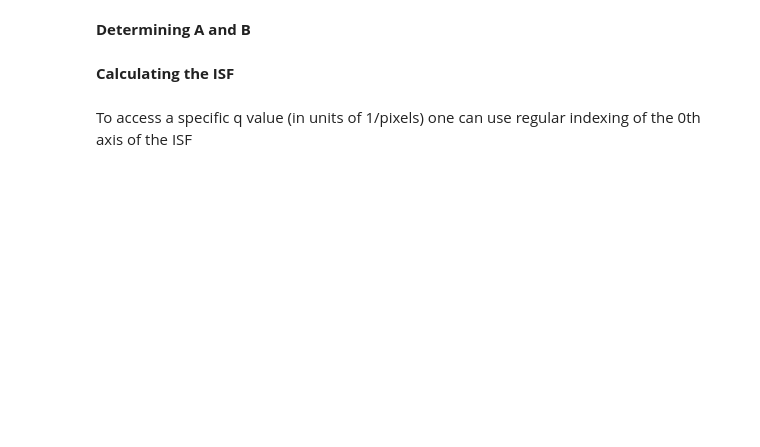
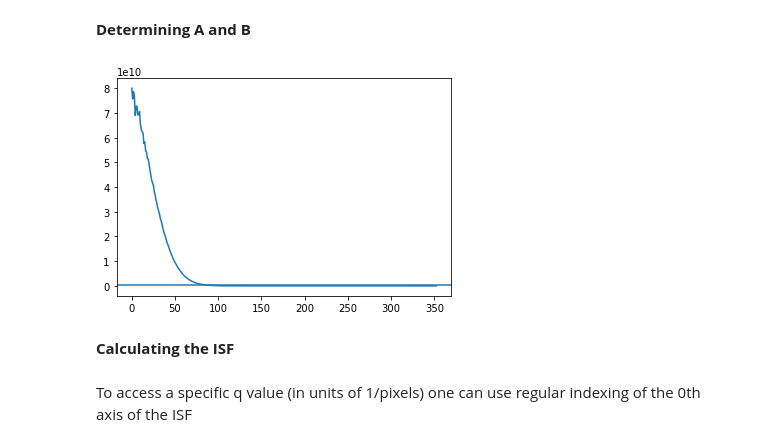
Before and after one commit to koenderinklab/OpenDDM, a Jupyter notebook: tutorial/ddm_example.ipynb, the cells around one changed output. Saved outputs shown, nothing was run; the diff lists cells and outputs as text; code cells hidden in the pictures; blank space fills up the shorter version.

```diff
--- a/tutorial/ddm_example.ipynb
+++ b/tutorial/ddm_example.ipynb
@@ -54,8 +51,11 @@ pl.xlim(0, 80)
 meanSqFFT = findMeanSqFFT_np(ddmData)
 A, B = computeAB(meanSqFFT)
 # %%
-pl.plot(A[10:])
-pl.axhline(B)
+plt.plot(A[10:])
+plt.axhline(B)
+plt.show()
+# %% [output]
+[figure, added]
 # %% [markdown]
 **Calculating the ISF**
 # %%
```
Also changed, not shown: parts of 17 cells of this notebook.
